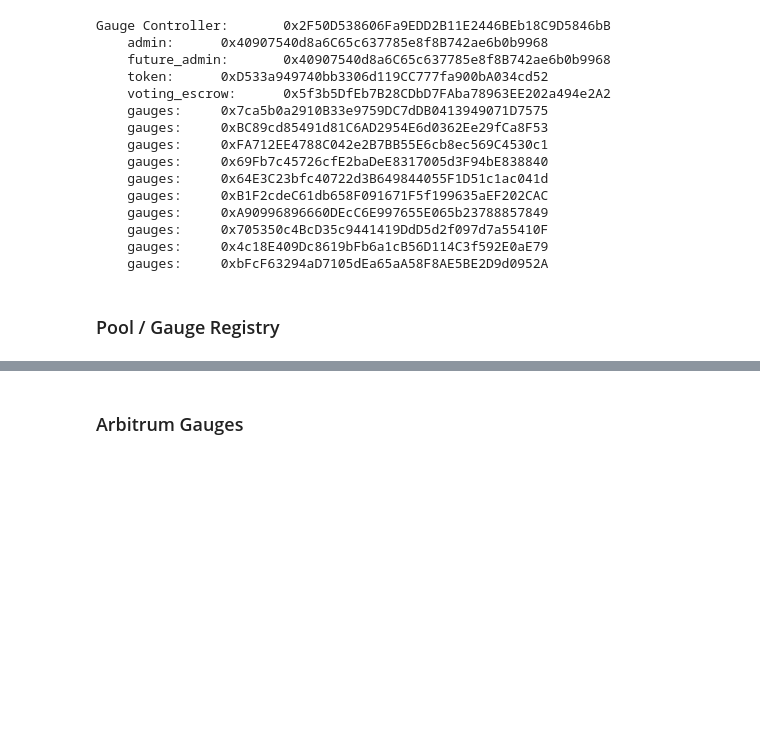
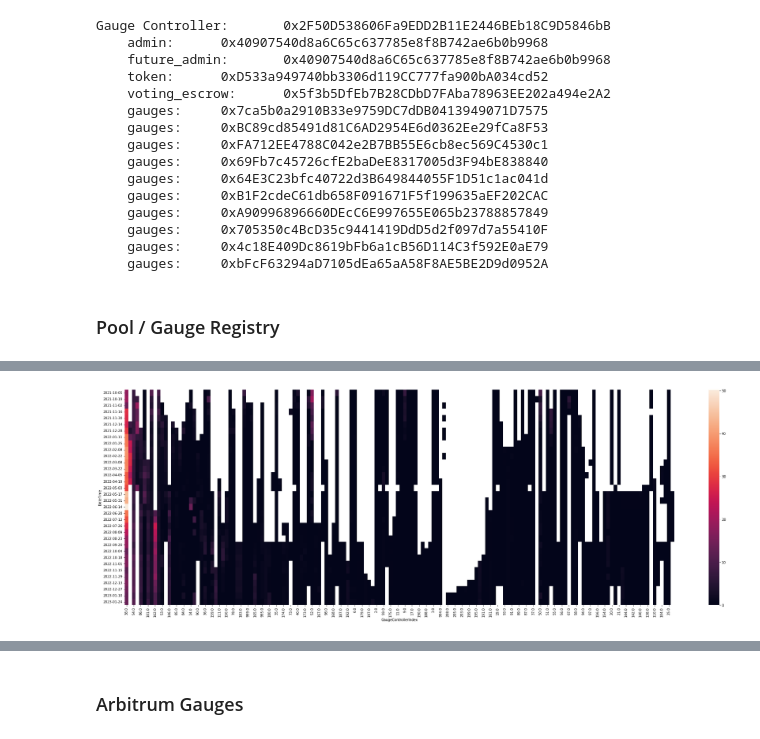
Before and after one commit to DoominEth/Web3DataSandbox, a Jupyter notebook: Untitled.ipynb, the cells around one changed output, grey strips where cells are left out. Saved outputs shown, nothing was run; the diff lists cells and outputs as text; code cells hidden in the pictures; blank space fills up the shorter version.

```diff
--- a/Untitled.ipynb
+++ b/Untitled.ipynb
@@ -146,0 +127,4 @@ The curve Registry holds the all of the relevant curve contracts
+# %%
+gaugeMap.drawVoteHeatMap(gaugeMap.allMappingData)
+# %% [output]
+[figure, added]
```
Also changed, not shown: parts of 69 cells of this notebook, 1 other file.
